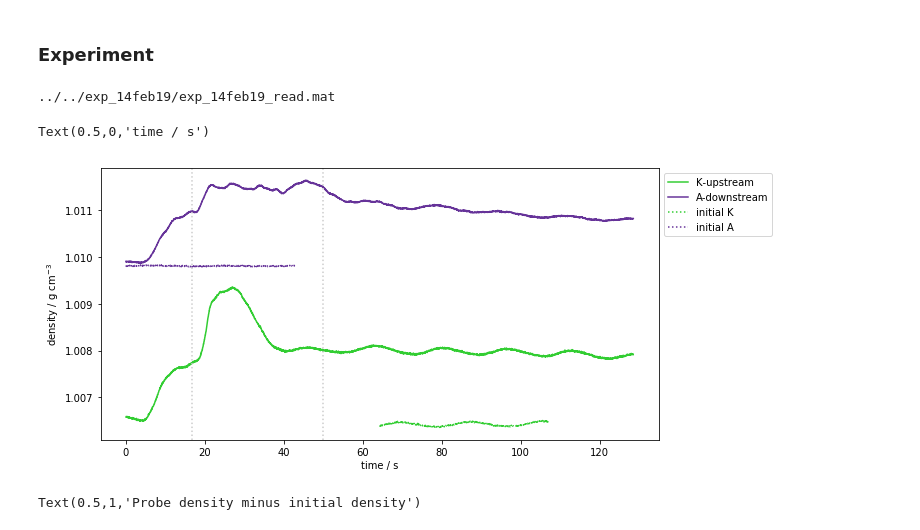
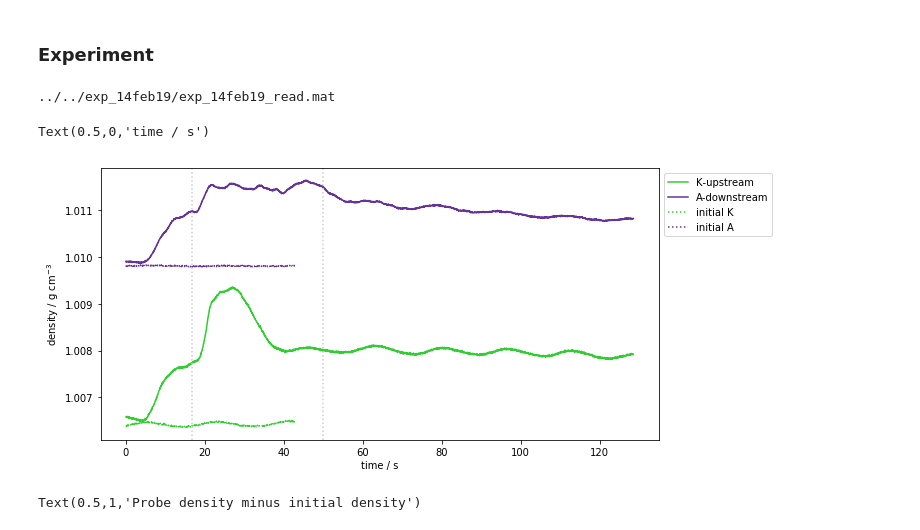
Before and after one commit to UBC-MOAD/MultipleCanyons, a Jupyter notebook: lab/Conduino/Calibration/notebooks/exp_14feb19.ipynb, the cells around one changed output. Cells and saved outputs as stored; diff of their text form; code cells hidden in the pictures.

```diff
--- a/lab/Conduino/Calibration/notebooks/exp_14feb19.ipynb
+++ b/lab/Conduino/Calibration/notebooks/exp_14feb19.ipynb
@@ -134,28 +134,29 @@ Text(0.5,0,'time / s')
 # %%
 fig, (ax0) = plt.subplots(1,1, figsize=(10,5), sharey=True)
 
 filepath = '../../exp_14feb19/exp_14feb19_read.mat'
 print(filepath)
 
 mat = sio.loadmat(filepath, squeeze_me=True)
 PK = mat['ch1']
 PA = mat['ch2']
 
 time = mat['time']
 ax0.plot(time,dens_K(PK),'-', label=labels[0], color=colors[0])
 ax0.plot(time,dens_A(PA),'-', label=labels[1], color=colors[1])
-ax0.plot(time[1500:2500],ini_dens_K,':', label='initial K', color=colors[0])
+#ax0.axhline(1.02171)
+ax0.plot(time[:1000],ini_dens_K,':', label='initial K', color=colors[0])
 ax0.plot(time[:1000],ini_dens_A,':', label='initial A', color=colors[1])
 
 plot_uprofile(ax0)
 
 ax0.legend(bbox_to_anchor=(1,1))
 ax0.set_ylabel('density / g cm$^{-3}$')
 ax0.set_xlabel('time / s')
 # %% [output]
 ../../exp_14feb19/exp_14feb19_read.mat
 Text(0.5,0,'time / s')
-[figure, old version]
+[figure, new version]
 # %%
 fig, (ax0) = plt.subplots(1,1, figsize=(10,5), sharey=True)
 
```
Also changed, not shown: parts of 1 cell of this notebook, 5 other files.
